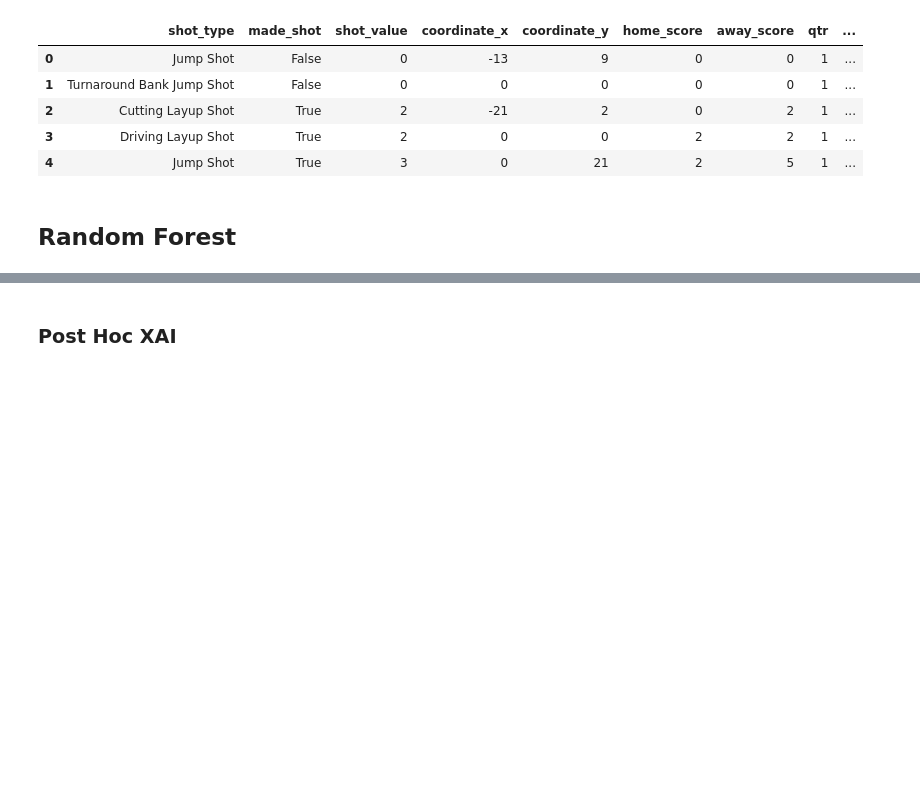
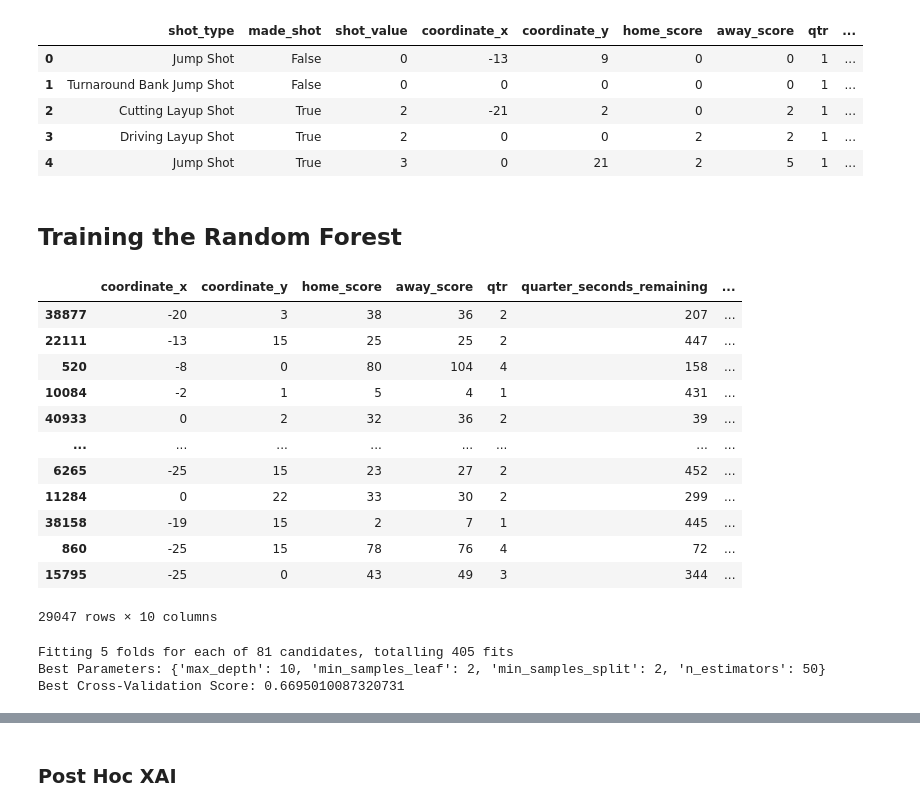
Before and after one commit to v2denny/wnbaXAI, a Jupyter notebook: black_box/RandomForestXAI.ipynb, the cells around one changed output, grey strips where cells are left out. Saved outputs shown, nothing was run; the diff lists cells and outputs as text; code cells hidden in the pictures; blank space fills up the shorter version.

```diff
--- a/black_box/RandomForestXAI.ipynb
+++ b/black_box/RandomForestXAI.ipynb
@@ -28,9 +34,51 @@ X_train, X_test, y_train, y_test = train_test_split(X, y, test_size=0.3, random_
 # %% [markdown]
-## Random Forest
+## Training the Random Forest
+# %%
+X_train
+# %% [output]
+|  | coordinate_x | coordinate_y | home_score | away_score | qtr | quarter_seconds_remaining | ... |
+| 38877 | -20 | 3 | 38 | 36 | 2 | 207 | ... |
+| 22111 | -13 | 15 | 25 | 25 | 2 | 447 | ... |
+| 520 | -8 | 0 | 80 | 104 | 4 | 158 | ... |
+| 10084 | -2 | 1 | 5 | 4 | 1 | 431 | ... |
+| 40933 | 0 | 2 | 32 | 36 | 2 | 39 | ... |
+| ... | ... | ... | ... | ... | ... | ... | ... |
+| 6265 | -25 | 15 | 23 | 27 | 2 | 452 | ... |
+| 11284 | 0 | 22 | 33 | 30 | 2 | 299 | ... |
+| 38158 | -19 | 15 | 2 | 7 | 1 | 445 | ... |
+| 860 | -25 | 15 | 78 | 76 | 4 | 72 | ... |
+| 15795 | -25 | 0 | 43 | 49 | 3 | 344 | ... |
+29047 rows × 10 columns
 # %%
+rf = RandomForestClassifier(random_state=42)
+
+# Define the parameter grid for grid search
+param_grid = {
+    'n_estimators': [50, 100, 150],  # Number of trees in the forest
+    'max_depth': [None, 10, 20],    # Maximum depth of the tree
+    'min_samples_split': [2, 5, 10],  # Minimum number of samples to split a node
+    'min_samples_leaf': [1, 2, 4]     # Minimum number of samples required in a leaf node
+}
+
+# Create the GridSearchCV object
+model = GridSearchCV(estimator=rf, param_grid=param_grid,
+                           cv=5, scoring='accuracy', verbose=2, n_jobs=-1)
+
+# Fit the model using grid search
+model.fit(X_train, y_train)
+
+# Best parameters and best score
+print("Best Parameters:", model.best_params_)
+print("Best Cross-Validation Score:", model.best_score_)
+
+
 # Train the black-box model
-model = RandomForestClassifier(random_state=42)
-model.fit(X_train, y_train)
+#model = RandomForestClassifier(n_estimators= 150, min_samples_split= 10, min_samples_leaf= 4, random_state=42)
+#model.fit(X_train, y_train)
 
 # Generate predictions
 y_black_box_train = model.predict(X_train)
+# %% [output]
+Fitting 5 folds for each of 81 candidates, totalling 405 fits
+Best Parameters: {'max_depth': 10, 'min_samples_leaf': 2, 'min_samples_split': 2, 'n_estimators': 50}
+Best Cross-Validation Score: 0.6695010087320731
```
Also changed, not shown: parts of 18 cells of this notebook.
